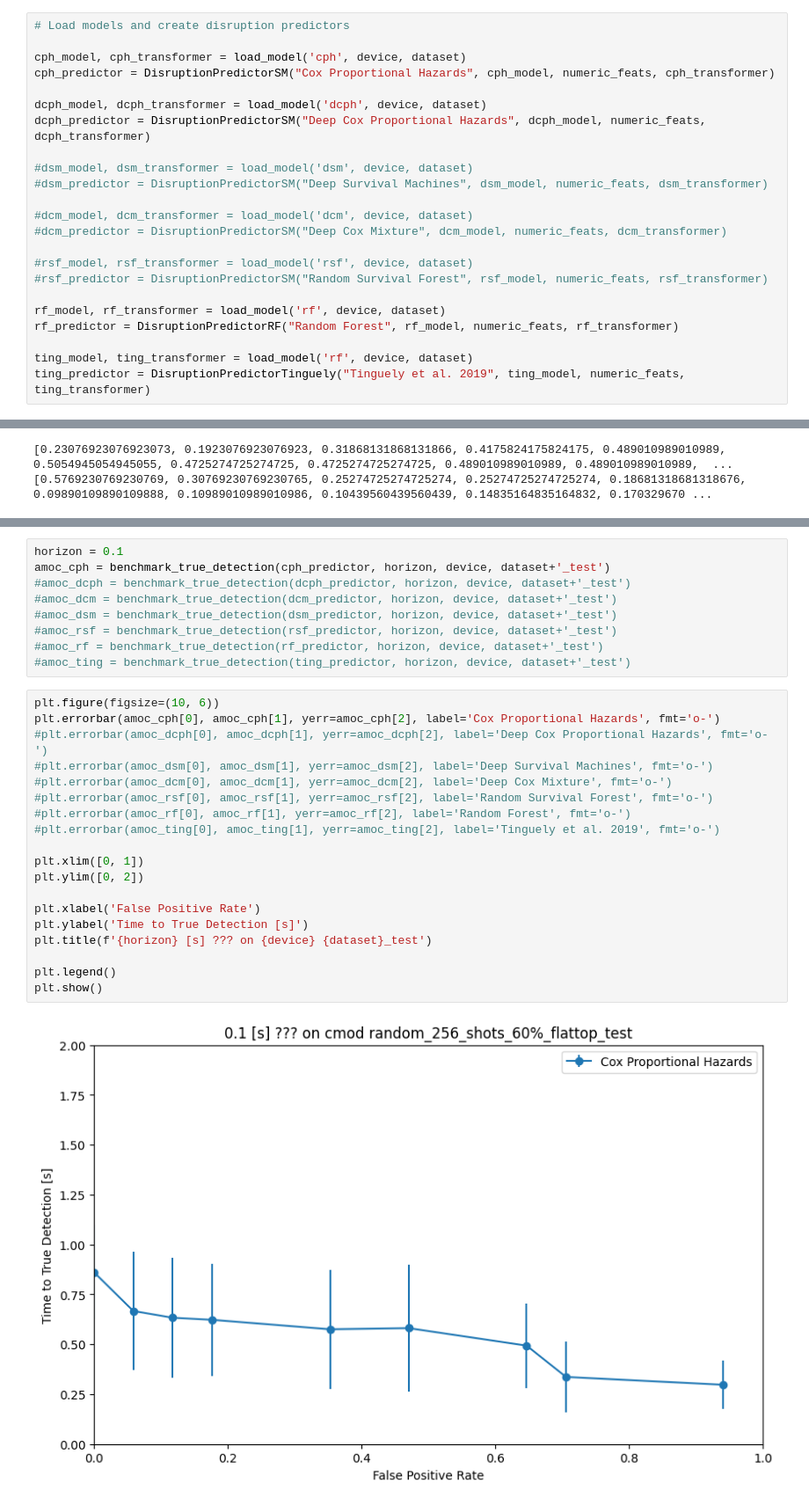
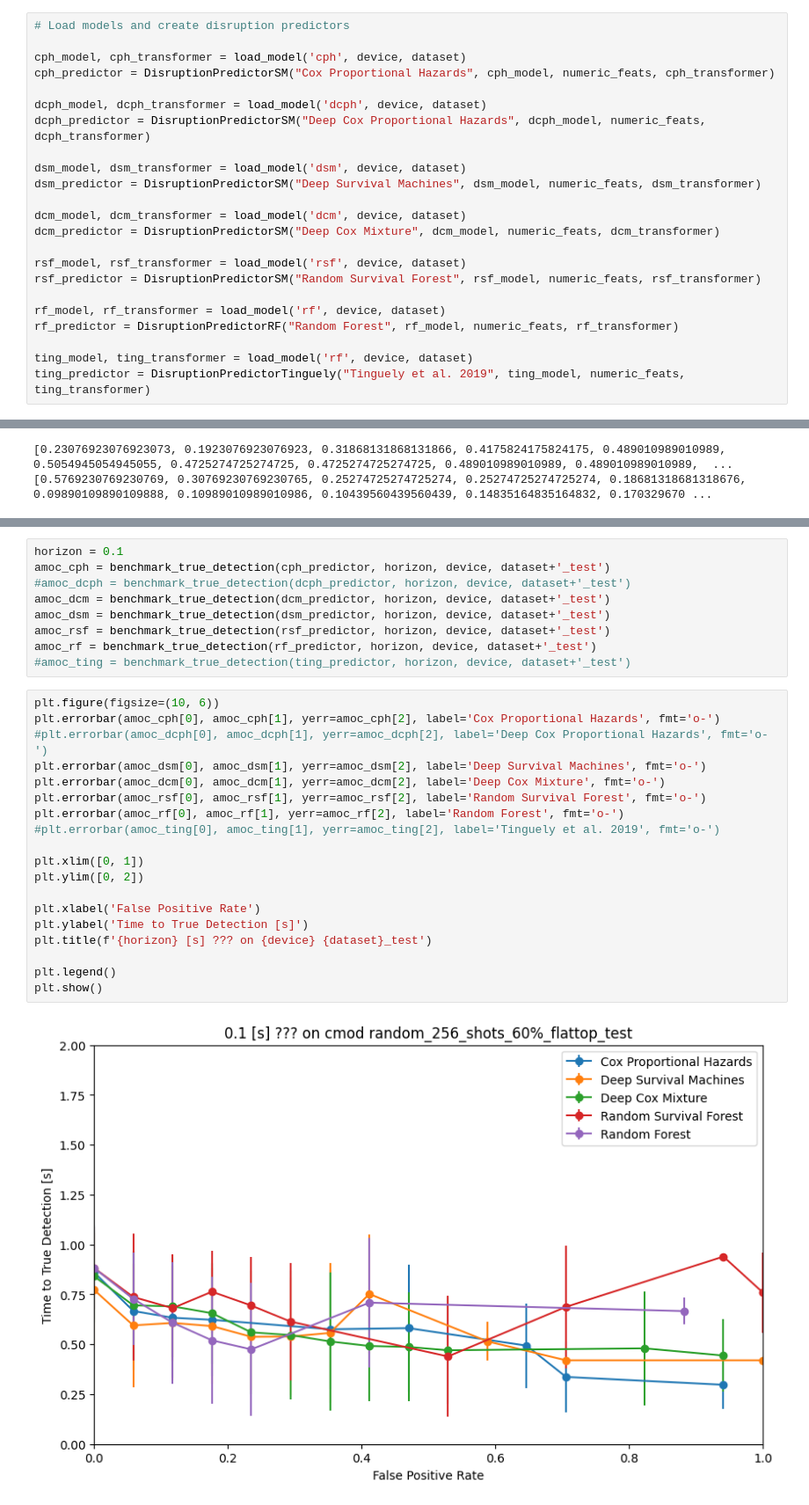
Before and after one commit to MIT-PSFC/disruption-survival-analysis, a Jupyter notebook: Survival Regression Benchmark.ipynb, the cells around one changed output, grey strips where cells are left out. Shown at 88% size. Cells and saved outputs as stored; diff of their text form.

Commit message:
Training looks fine with CPH, DCM, DSM, RSF, RF. Presently broken with DCPH and Kaplan-Meier (from Tinguely implementation). The AU-ROC test is good, the T2TD test looks bugged.

```diff
--- a/Survival Regression Benchmark.ipynb
+++ b/Survival Regression Benchmark.ipynb
@@ -33,14 +33,14 @@ cph_predictor = DisruptionPredictorSM("Cox Proportional Hazards", cph_model, num
 dcph_model, dcph_transformer = load_model('dcph', device, dataset)
 dcph_predictor = DisruptionPredictorSM("Deep Cox Proportional Hazards", dcph_model, numeric_feats, dcph_transformer)
 
-#dsm_model, dsm_transformer = load_model('dsm', device, dataset)
-#dsm_predictor = DisruptionPredictorSM("Deep Survival Machines", dsm_model, numeric_feats, dsm_transformer)
+dsm_model, dsm_transformer = load_model('dsm', device, dataset)
+dsm_predictor = DisruptionPredictorSM("Deep Survival Machines", dsm_model, numeric_feats, dsm_transformer)
 
-#dcm_model, dcm_transformer = load_model('dcm', device, dataset)
-#dcm_predictor = DisruptionPredictorSM("Deep Cox Mixture", dcm_model, numeric_feats, dcm_transformer)
+dcm_model, dcm_transformer = load_model('dcm', device, dataset)
+dcm_predictor = DisruptionPredictorSM("Deep Cox Mixture", dcm_model, numeric_feats, dcm_transformer)
 
-#rsf_model, rsf_transformer = load_model('rsf', device, dataset)
-#rsf_predictor = DisruptionPredictorSM("Random Survival Forest", rsf_model, numeric_feats, rsf_transformer)
+rsf_model, rsf_transformer = load_model('rsf', device, dataset)
+rsf_predictor = DisruptionPredictorSM("Random Survival Forest", rsf_model, numeric_feats, rsf_transformer)
 
 rf_model, rf_transformer = load_model('rf', device, dataset)
 rf_predictor = DisruptionPredictorRF("Random Forest", rf_model, numeric_feats, rf_transformer)
@@ -122,32 +127,32 @@ plt.show()
 horizon = 0.1
 amoc_cph = benchmark_true_detection(cph_predictor, horizon, device, dataset+'_test')
 #amoc_dcph = benchmark_true_detection(dcph_predictor, horizon, device, dataset+'_test')
-#amoc_dcm = benchmark_true_detection(dcm_predictor, horizon, device, dataset+'_test')
-#amoc_dsm = benchmark_true_detection(dsm_predictor, horizon, device, dataset+'_test')
-#amoc_rsf = benchmark_true_detection(rsf_predictor, horizon, device, dataset+'_test')
-#amoc_rf = benchmark_true_detection(rf_predictor, horizon, device, dataset+'_test')
+amoc_dcm = benchmark_true_detection(dcm_predictor, horizon, device, dataset+'_test')
+amoc_dsm = benchmark_true_detection(dsm_predictor, horizon, device, dataset+'_test')
+amoc_rsf = benchmark_true_detection(rsf_predictor, horizon, device, dataset+'_test')
+amoc_rf = benchmark_true_detection(rf_predictor, horizon, device, dataset+'_test')
 #amoc_ting = benchmark_true_detection(ting_predictor, horizon, device, dataset+'_test')
 # %%
 plt.figure(figsize=(10, 6))
 plt.errorbar(amoc_cph[0], amoc_cph[1], yerr=amoc_cph[2], label='Cox Proportional Hazards', fmt='o-')
 #plt.errorbar(amoc_dcph[0], amoc_dcph[1], yerr=amoc_dcph[2], label='Deep Cox Proportional Hazards', fmt='o-')
-#plt.errorbar(amoc_dsm[0], amoc_dsm[1], yerr=amoc_dsm[2], label='Deep Survival Machines', fmt='o-')
-#plt.errorbar(amoc_dcm[0], amoc_dcm[1], yerr=amoc_dcm[2], label='Deep Cox Mixture', fmt='o-')
-#plt.errorbar(amoc_rsf[0], amoc_rsf[1], yerr=amoc_rsf[2], label='Random Survival Forest', fmt='o-')
-#plt.errorbar(amoc_rf[0], amoc_rf[1], yerr=amoc_rf[2], label='Random Forest', fmt='o-')
+plt.errorbar(amoc_dsm[0], amoc_dsm[1], yerr=amoc_dsm[2], label='Deep Survival Machines', fmt='o-')
+plt.errorbar(amoc_dcm[0], amoc_dcm[1], yerr=amoc_dcm[2], label='Deep Cox Mixture', fmt='o-')
+plt.errorbar(amoc_rsf[0], amoc_rsf[1], yerr=amoc_rsf[2], label='Random Survival Forest', fmt='o-')
+plt.errorbar(amoc_rf[0], amoc_rf[1], yerr=amoc_rf[2], label='Random Forest', fmt='o-')
 #plt.errorbar(amoc_ting[0], amoc_ting[1], yerr=amoc_ting[2], label='Tinguely et al. 2019', fmt='o-')
 
 plt.xlim([0, 1])
 plt.ylim([0, 2])
 
 plt.xlabel('False Positive Rate')
 plt.ylabel('Time to True Detection [s]')
 plt.title(f'{horizon} [s] ??? on {device} {dataset}_test')
 
 plt.legend()
 plt.show()
 # %% [output]
-[figure, old version]
+[figure, new version]
 # %%
 horizon = 0.1
 amoc_cph = benchmark_true_detection(cph_predictor, horizon, device, dataset+'_test')
```
Also changed, not shown: parts of 5 cells of this notebook, 2 other files.
